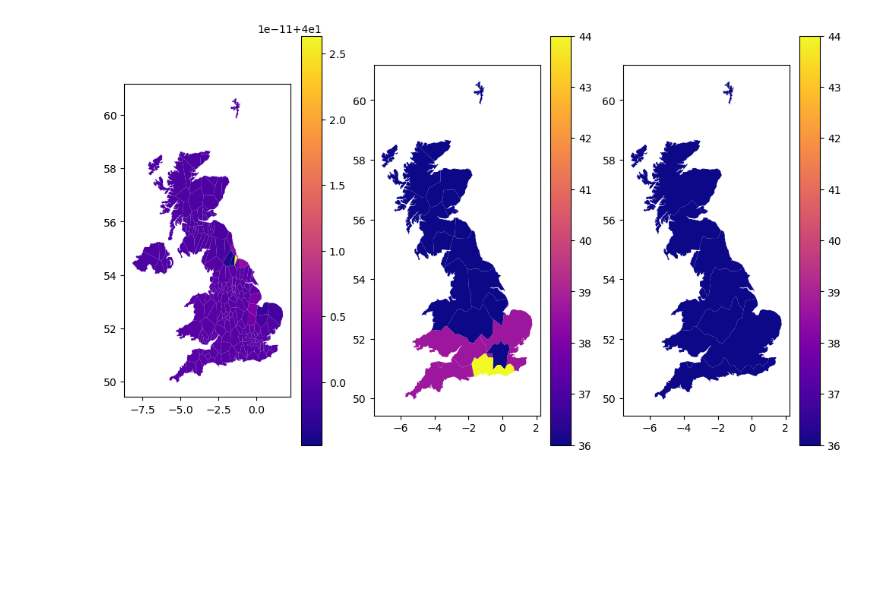
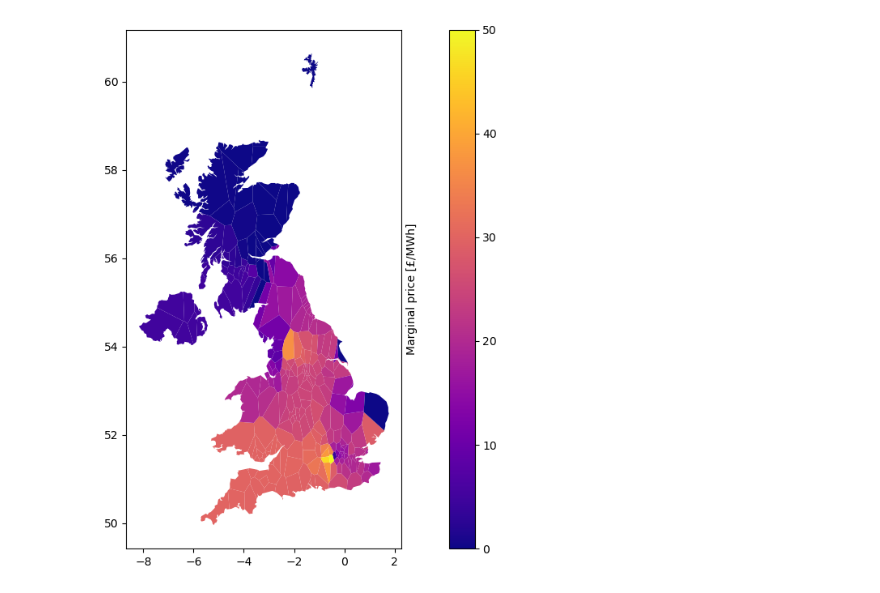
Before and after one commit to LukasFrankenQ/LMP, a Jupyter notebook: notebooks/network_tests.ipynb, the cells around one changed output. Saved outputs shown, nothing was run; the diff lists cells and outputs as text; code cells hidden in the pictures; blank space fills up the shorter version.

```diff
--- a/notebooks/network_tests.ipynb
+++ b/notebooks/network_tests.ipynb
@@ -50,11 +38,11 @@ import matplotlib.pyplot as plt
 
 from pathlib import Path
 # %%
-fti = gpd.read_file(Path.cwd().parent / 'resources' / 'regions_onshore_elec_2024-03-02_20_s_fti.geojson')
-eso = gpd.read_file(Path.cwd().parent / 'resources' / 'regions_onshore_elec_2024-03-02_20_s_eso.geojson')
-nodal = gpd.read_file(Path.cwd().parent / 'resources' / 'regions_onshore_2024-03-02_20_s.geojson')
+fti = gpd.read_file(Path.cwd().parent / 'resources' / 'regions_onshore_elec_2024-03-02_35_s_fti.geojson')
+eso = gpd.read_file(Path.cwd().parent / 'resources' / 'regions_onshore_elec_2024-03-02_35_s_eso.geojson')
+nodal = gpd.read_file(Path.cwd().parent / 'resources' / 'regions_onshore_2024-03-02_35_s.geojson')
 
-fti_n = pypsa.Network(Path.cwd().parent / 'resources' / 'networks' / 'prepared_live_2024-03-02_20_s_fti.nc')
-eso_n = pypsa.Network(Path.cwd().parent / 'resources' / 'networks' / 'prepared_live_2024-03-02_20_s_eso.nc')
-nodal_n = pypsa.Network(Path.cwd().parent / 'resources' / 'networks' / 'prepared_live_2024-03-02_20_s.nc')
+fti_n = pypsa.Network(Path.cwd().parent / 'resources' / 'networks' / 'prepared_live_2024-03-02_35_s_fti.nc')
+eso_n = pypsa.Network(Path.cwd().parent / 'resources' / 'networks' / 'prepared_live_2024-03-02_35_s_eso.nc')
+nodal_n = pypsa.Network(Path.cwd().parent / 'resources' / 'networks' / 'prepared_live_2024-03-02_35_s.nc')
 # %% [output]
@@ -84,10 +55,10 @@ GB8 - South Coast offwind            1292.0
 # %%
-fti_n = pypsa.Network(Path.cwd().parent / 'resources' / 'networks' / 'prepared_live_2024-03-02_20_s_fti.nc')
-eso_n = pypsa.Network(Path.cwd().parent / 'resources' / 'networks' / 'prepared_live_2024-03-02_20_s_eso.nc')
-nodal_n = pypsa.Network(Path.cwd().parent / 'resources' / 'networks' / 'prepared_live_2024-03-02_20_s.nc')
+fti_n = pypsa.Network(Path.cwd().parent / 'resources' / 'networks' / 'prepared_live_2024-03-02_35_s_fti.nc')
+eso_n = pypsa.Network(Path.cwd().parent / 'resources' / 'networks' / 'prepared_live_2024-03-02_35_s_eso.nc')
+nodal_n = pypsa.Network(Path.cwd().parent / 'resources' / 'networks' / 'prepared_live_2024-03-02_35_s.nc')
 
 def fixed_solve(n):
-    n.generators.loc[:, "p_nom"] *= n.loads.p_set.sum() / n.generators.p_nom.sum() * 1.1
+    n.generators.loc[:, "p_nom"] *= n.loads.p_set.sum() / n.generators.p_nom.sum() * 8
     n.optimize(solver_name="gurobi")
 
 fixed_solve(nodal_n)
@@ -179,26 +153,30 @@ Solver message: 2
 
 INFO:pypsa.optimization.optimize:The shadow-prices of the constraints Generator-fix-p-lower, Generator-fix-p-upper, Line-fix-s-lower, Line-fix-s-upper, Link-fix-p-lower, Link-fix-p-upper, Kirchhoff-Vo ...
 # %%
-fig, axs = plt.subplots(1, 3, figsize=(12, 7))
+fig, ax = plt.subplots(1, 1, figsize=(12, 7))
 
 vmaxes = {
     "fti": 6000,
     "eso": 2000,
     "nodal": 100,
 }
 
 def zones_to_ax(n, zones, ax):# , vmax):
 
     # print(n.buses_t.marginal_price)
     price = n.buses_t.marginal_price.T
     price.columns = ["marginal_price"]
 
     merged = pd.concat((zones.set_index("name"), price), axis=1)
-    merged.plot(column="marginal_price", ax=ax, legend=True, cmap="plasma")
+    cbar = merged.plot(column="marginal_price", ax=ax, legend=True, cmap="plasma", vmax=50, vmin=0)
+    ax.yaxis.set_label_position("right")
+    ax.set_ylabel("Marginal price [£/MWh]")
 
-zones_to_ax(nodal_n, nodal, axs[0])#, vmaxes["nodal"])
-zones_to_ax(eso_n, eso, axs[1])#, vmaxes["eso"])
-zones_to_ax(fti_n, fti, axs[2])#, vmaxes["fti"])
+
+zones_to_ax(nodal_n, nodal, ax)#, vmaxes["nodal"])
+
+plt.tight_layout()
+plt.show()
 # %% [output]
-[figure, old version]
+[figure, new version]
 # %%
```
Also changed, not shown: parts of 5 cells of this notebook.
